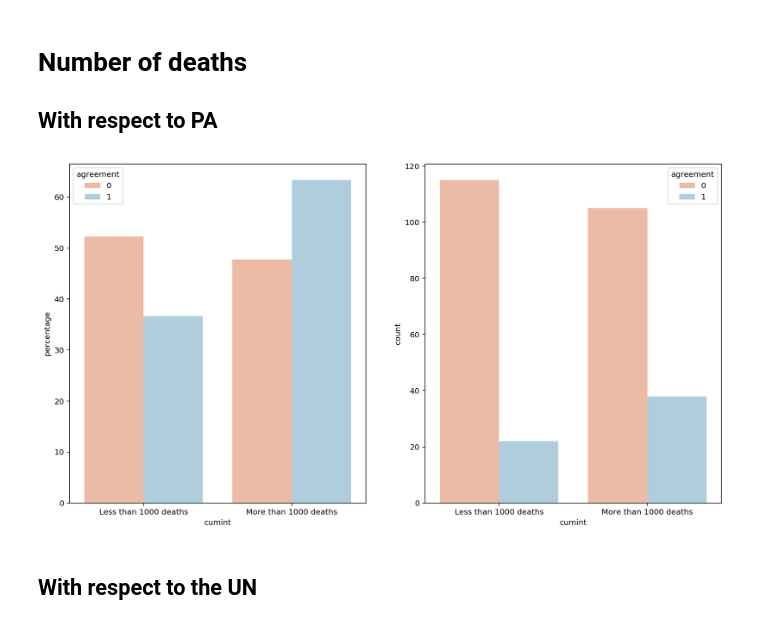
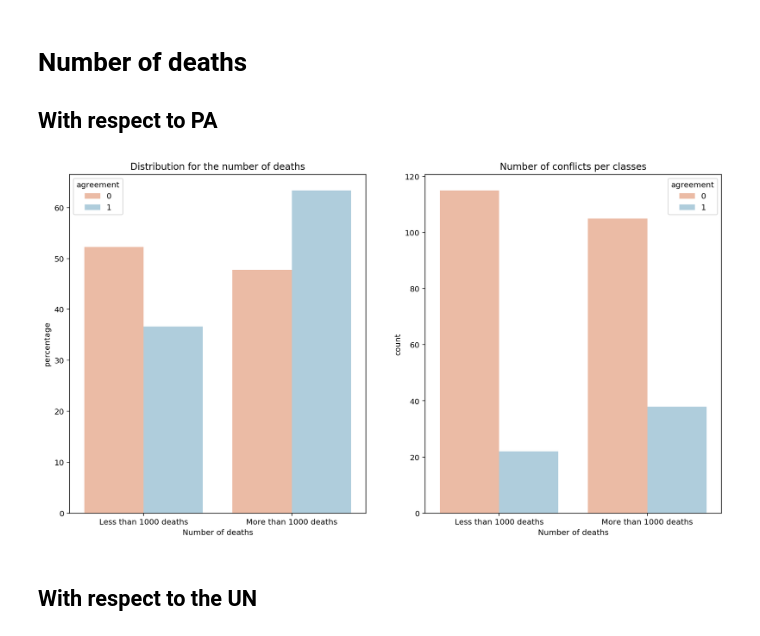
Before and after one commit to rbsteinm/AppliedDataAnalysis, a Jupyter notebook: project/notebook for story.ipynb, the cells around one changed output. Cells and saved outputs as stored; diff of their text form; code cells hidden in the pictures.

```diff
--- a/project/notebook for story.ipynb
+++ b/project/notebook for story.ipynb
@@ -229,10 +233,12 @@ plt.savefig('images/incompCUN.pdf', transparent=True)
 ## With respect to PA
 # %%
 percent_categorical('cumint' , df= clean_df , grouper = 'agreement' ,
-                    order = ['Less than 1000 deaths' , 'More than 1000 deaths'] )
-plt.savefig('images/cumintAG.pdf', transparent=True)
+                    order = ['Less than 1000 deaths' , 'More than 1000 deaths'] ,
+                   title = ['Distribution for the number of deaths' , 'Number of conflicts per classes'],
+                   label = 'Number of deaths')
+plt.savefig('images/cumintAG.png', transparent=True)
 # %% [output]
-[figure, old version]
+[figure, new version]
 # %% [markdown]
 ## With respect to the UN
 # %%
```
Also changed, not shown: parts of 13 cells of this notebook, 4 other files.
